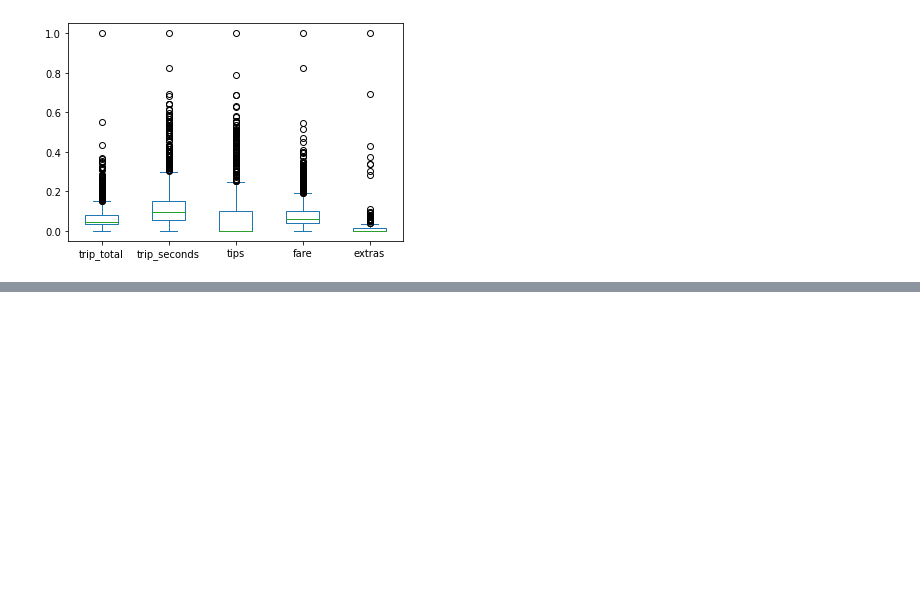
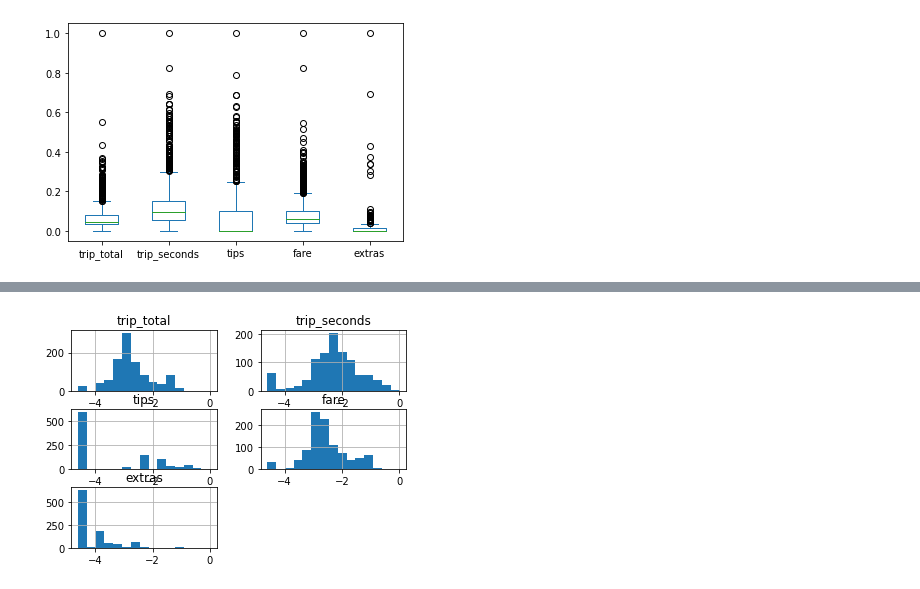
Before and after one commit to Rgalindo85/ESEIT_BigData, a Jupyter notebook: notebooks/0.4.Exploring_Data.ipynb, the cells around one changed output, grey strips where cells are left out. Saved outputs shown, nothing was run; the diff lists cells and outputs as text; code cells hidden in the pictures; blank space fills up the shorter version.

```diff
--- a/notebooks/0.4.Exploring_Data.ipynb
+++ b/notebooks/0.4.Exploring_Data.ipynb
@@ -452,0 +460,4 @@ num_df_minmax_scaled[cols].plot(kind="box");
+# %%
+np.log(num_df_minmax_scaled[cols]+0.01).hist(bins=15);
+# %% [output]
+[figure, added]
```
Also changed, not shown: parts of 17 cells of this notebook.
